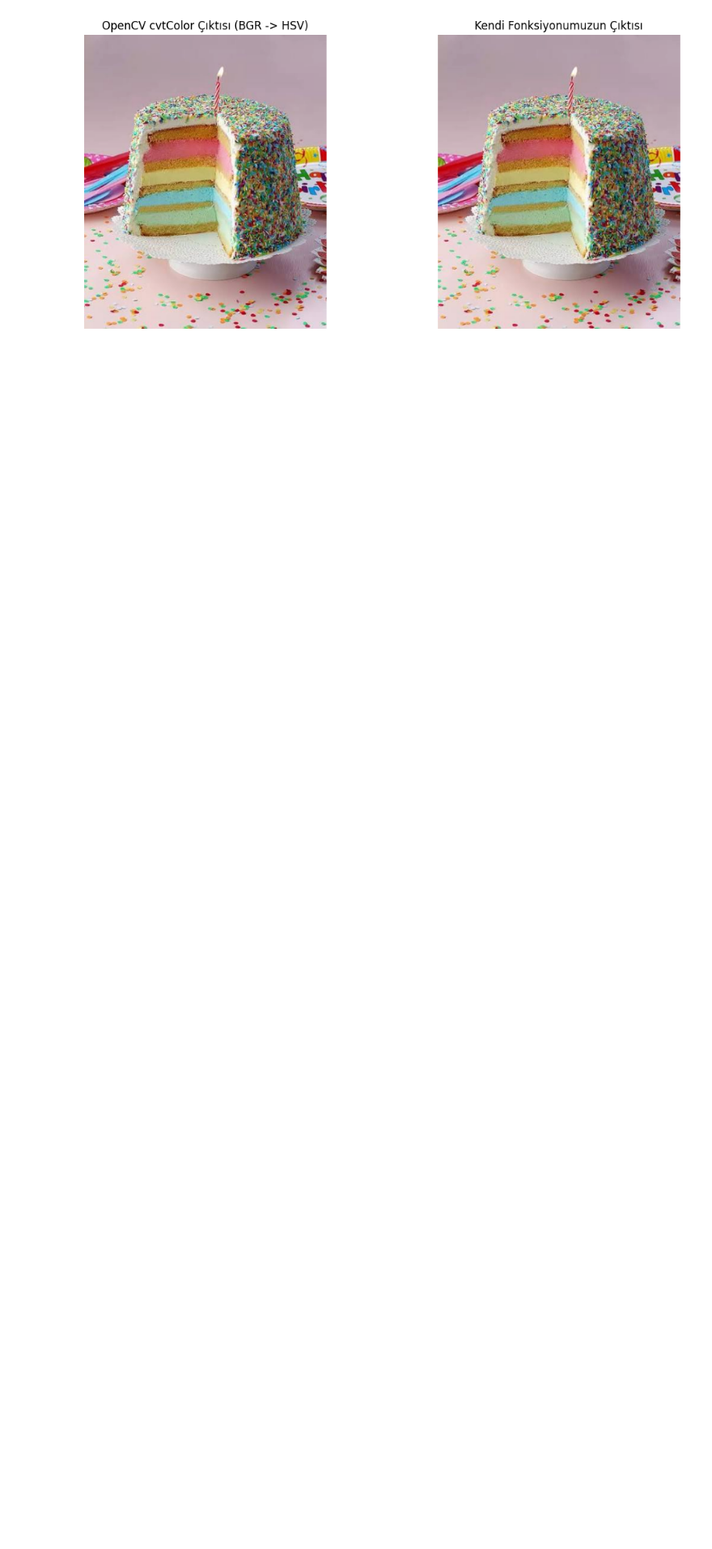
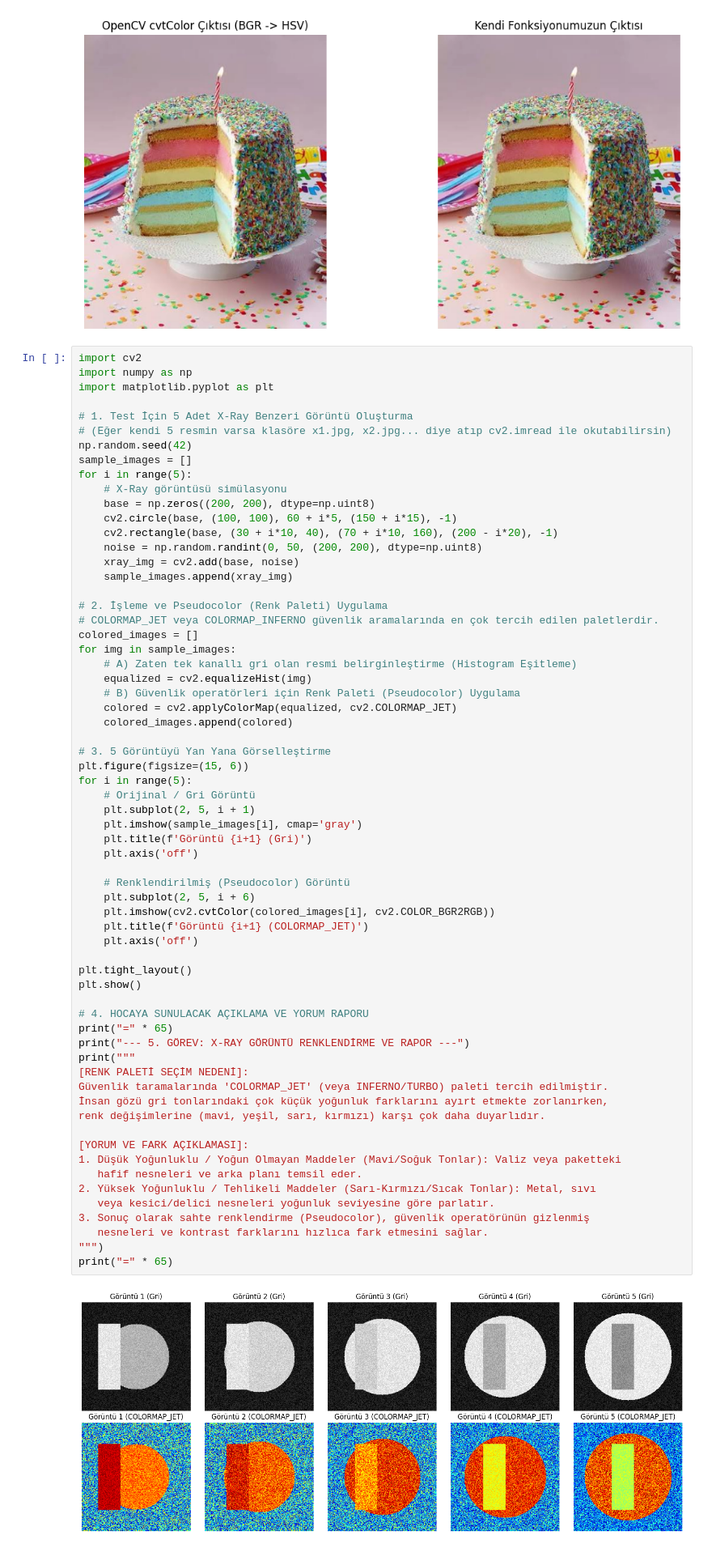
Before and after one commit to simaydemir/dip, a Jupyter notebook: Untitled8.ipynb, the cells around one changed output. Shown at 81% size. Saved outputs shown, nothing was run; the diff lists cells and outputs as text; blank space fills up the shorter version.

```diff
--- a/Untitled8.ipynb
+++ b/Untitled8.ipynb
@@ -89,3 +89,69 @@ Piksel Başına Ortalama Hata : 0.1502
 SONUÇ: Başarılı! Hata değeri beklenildiği gibi 0'a çok yakın / 0.
 =======================================================
 [figure]
+# %%
+import cv2
+import numpy as np
+import matplotlib.pyplot as plt
+
+# 1. Test İçin 5 Adet X-Ray Benzeri Görüntü Oluşturma
+# (Eğer kendi 5 resmin varsa klasöre x1.jpg, x2.jpg... diye atıp cv2.imread ile okutabilirsin)
+np.random.seed(42)
+sample_images = []
+for i in range(5):
+    # X-Ray görüntüsü simülasyonu
+    base = np.zeros((200, 200), dtype=np.uint8)
+    cv2.circle(base, (100, 100), 60 + i*5, (150 + i*15), -1)
+    cv2.rectangle(base, (30 + i*10, 40), (70 + i*10, 160), (200 - i*20), -1)
+    noise = np.random.randint(0, 50, (200, 200), dtype=np.uint8)
+    xray_img = cv2.add(base, noise)
+    sample_images.append(xray_img)
+
+# 2. İşleme ve Pseudocolor (Renk Paleti) Uygulama
+# COLORMAP_JET veya COLORMAP_INFERNO güvenlik aramalarında en çok tercih edilen paletlerdir.
+colored_images = []
+for img in sample_images:
+    # A) Zaten tek kanallı gri olan resmi belirginleştirme (Histogram Eşitleme)
+    equalized = cv2.equalizeHist(img)
+    # B) Güvenlik operatörleri için Renk Paleti (Pseudocolor) Uygulama
+    colored = cv2.applyColorMap(equalized, cv2.COLORMAP_JET)
+    colored_images.append(colored)
+
+# 3. 5 Görüntüyü Yan Yana Görselleştirme
+plt.figure(figsize=(15, 6))
+for i in range(5):
+    # Orijinal / Gri Görüntü
+    plt.subplot(2, 5, i + 1)
+    plt.imshow(sample_images[i], cmap='gray')
+    plt.title(f'Görüntü {i+1} (Gri)')
+    plt.axis('off')
+
+    # Renklendirilmiş (Pseudocolor) Görüntü
+    plt.subplot(2, 5, i + 6)
+    plt.imshow(cv2.cvtColor(colored_images[i], cv2.COLOR_BGR2RGB))
+    plt.title(f'Görüntü {i+1} (COLORMAP_JET)')
+    plt.axis('off')
+
+plt.tight_layout()
+plt.show()
+
+# 4. HOCAYA SUNULACAK AÇIKLAMA VE YORUM RAPORU
+print("=" * 65)
+print("--- 5. GÖREV: X-RAY GÖRÜNTÜ RENKLENDİRME VE RAPOR ---")
+print("""
+[RENK PALETİ SEÇİM NEDENİ]:
+Güvenlik taramalarında 'COLORMAP_JET' (veya INFERNO/TURBO) paleti tercih edilmiştir.
+İnsan gözü gri tonlarındaki çok küçük yoğunluk farklarını ayırt etmekte zorlanırken,
+renk değişimlerine (mavi, yeşil, sarı, kırmızı) karşı çok daha duyarlıdır.
+
+[YORUM VE FARK AÇIKLAMASI]:
+1. Düşük Yoğunluklu / Yoğun Olmayan Maddeler (Mavi/Soğuk Tonlar): Valiz veya paketteki
+   hafif nesneleri ve arka planı temsil eder.
+2. Yüksek Yoğunluklu / Tehlikeli Maddeler (Sarı-Kırmızı/Sıcak Tonlar): Metal, sıvı
+   veya kesici/delici nesneleri yoğunluk seviyesine göre parlatır.
+3. Sonuç olarak sahte renklendirme (Pseudocolor), güvenlik operatörünün gizlenmiş
+   nesneleri ve kontrast farklarını hızlıca fark etmesini sağlar.
+""")
+print("=" * 65)
+# %% [output]
+[figure, added]
```
Also changed, not shown: parts of 1 cell of this notebook.
